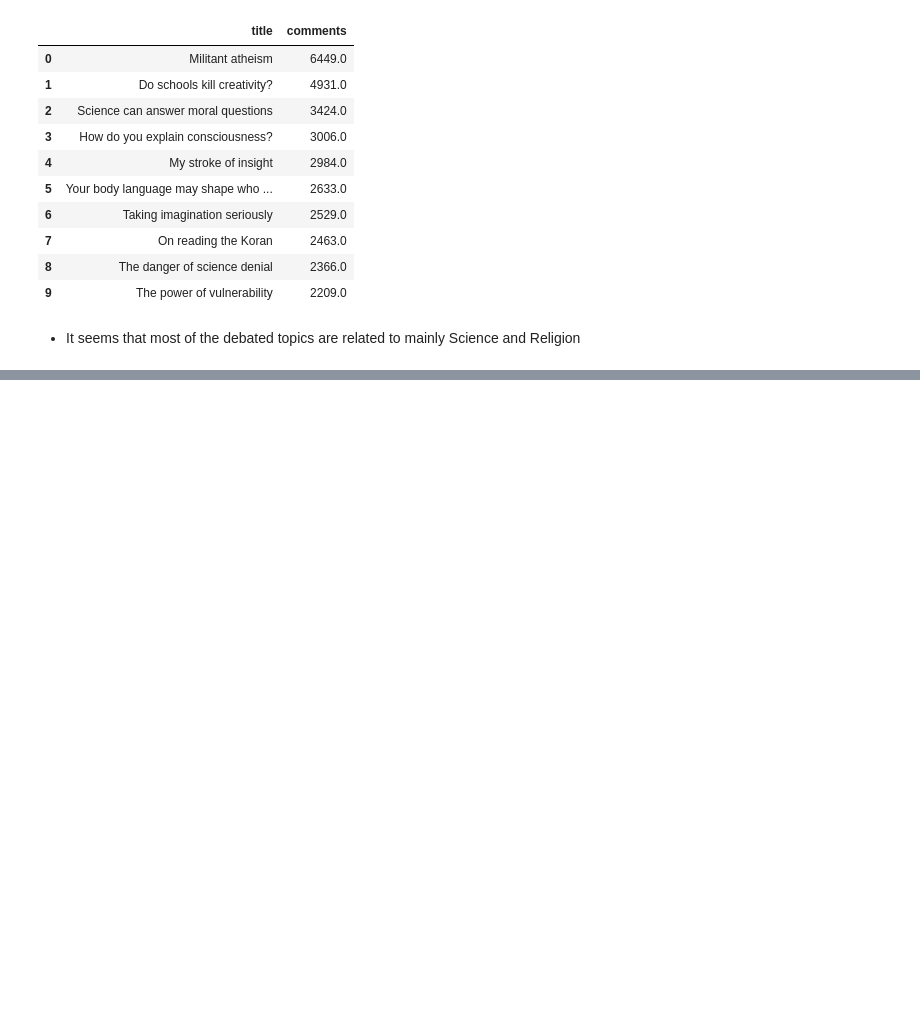
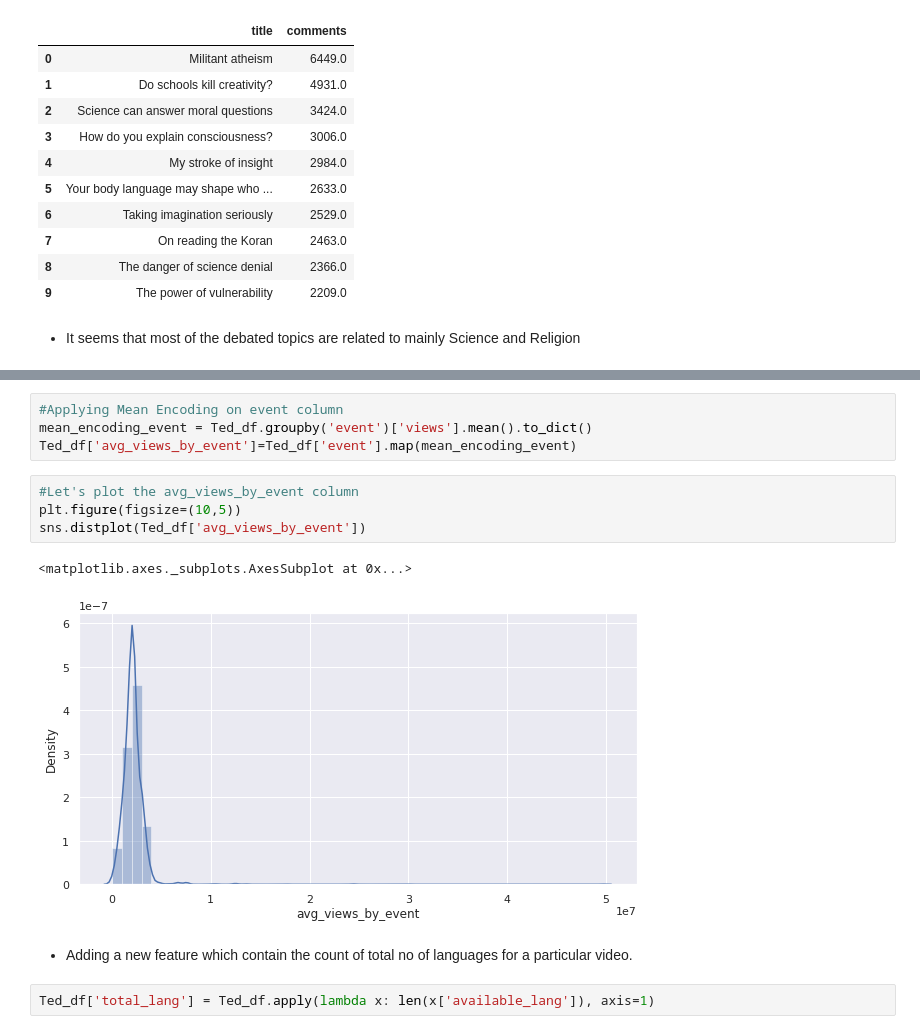
Before and after one commit to Aehteshaam-Shaikh/Ted-Talk-views-prediction, a Jupyter notebook: Ted_Talk_Views_Prediction.ipynb, the cells around one changed output, grey strips where cells are left out. Saved outputs shown, nothing was run; the diff lists cells and outputs as text; blank space fills up the shorter version.

```diff
--- a/Ted_Talk_Views_Prediction.ipynb
+++ b/Ted_Talk_Views_Prediction.ipynb
@@ -338,0 +433,15 @@ Ted_df.groupby('title')['comments'].sum().sort_values(ascending=False)[0:10].res
+# %%
+#Applying Mean Encoding on event column
+mean_encoding_event = Ted_df.groupby('event')['views'].mean().to_dict()
+Ted_df['avg_views_by_event']=Ted_df['event'].map(mean_encoding_event)
+# %%
+#Let's plot the avg_views_by_event column
+plt.figure(figsize=(10,5))
+sns.distplot(Ted_df['avg_views_by_event'])
+# %% [output]
+<matplotlib.axes._subplots.AxesSubplot at 0x...>
+[figure, added]
+# %% [markdown]
+* Adding a new feature which contain the count of total no of languages for a particular video.
+# %%
+Ted_df['total_lang'] = Ted_df.apply(lambda x: len(x['available_lang']), axis=1)
```
Also changed, not shown: parts of 45 cells of this notebook.
